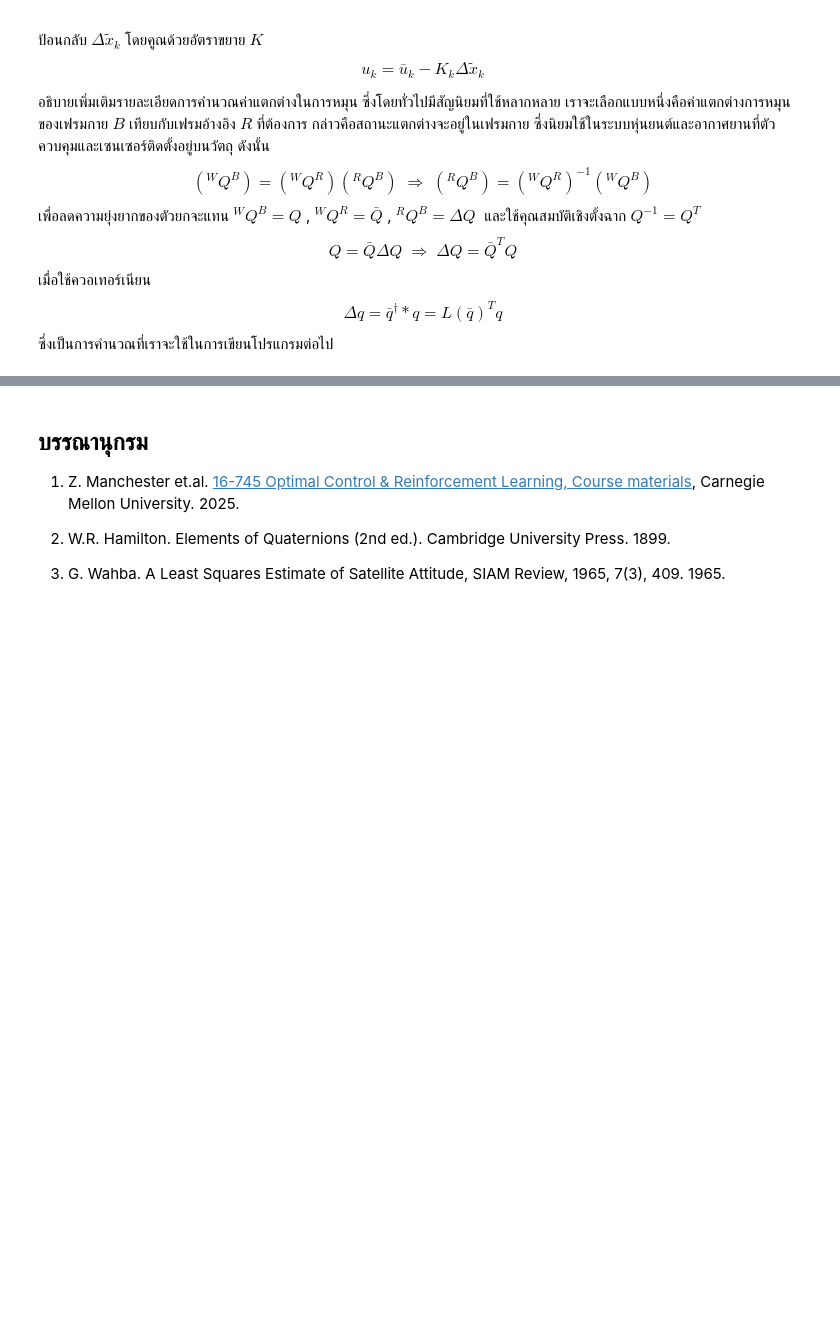
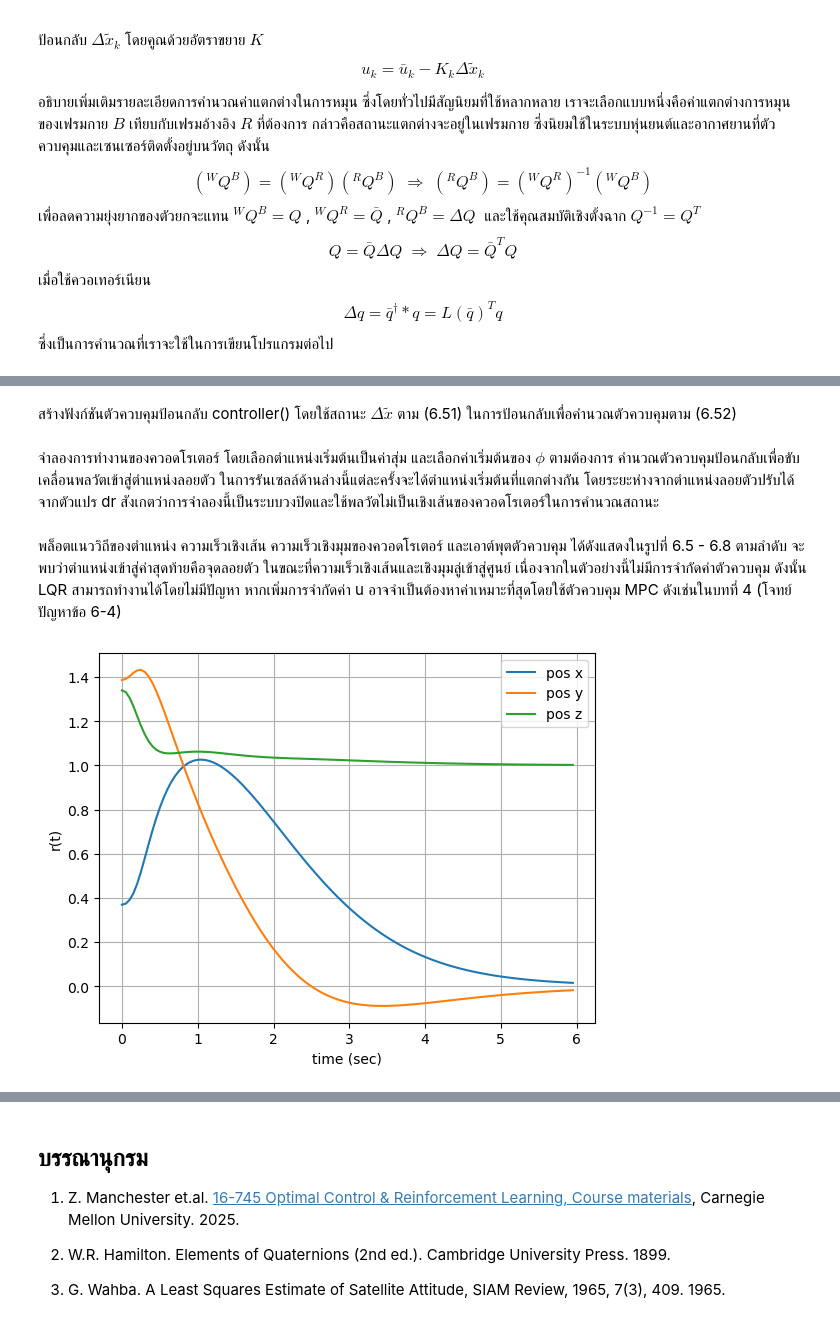
Before and after one commit to dewdotninja/ocrl, a Jupyter notebook: doc/notebooks/chapter6.ipynb, the cells around one changed output, grey strips where cells are left out. Cells and saved outputs as stored; diff of their text form; code cells hidden in the pictures; blank space fills up the shorter version.

```diff
--- a/doc/notebooks/chapter6.ipynb
+++ b/doc/notebooks/chapter6.ipynb
@@ -1098,0 +1295,4 @@ $$
+# %%
+# cost weights
+Q = np.eye(Nx_tilde)
+R = 0.1*np.eye(Nu)
@@ -1098,0 +1302,50 @@ $$
+# %%
+K,_,_ = ctl.dlqr(A_tilde,B_tilde,Q,R)
+# %% [markdown]
+สร้างฟังก์ชันตัวควบคุมป้อนกลับ controller() โดยใช้สถานะ $\Delta \tilde{x}$ ตาม (6.51)
+ในการป้อนกลับเพื่อคำนวณตัวควบคุมตาม (6.52)
+# %%
+def controller(x):
+    q0 = x0[3:7].reshape(4,1)
+    q = x[3:7].reshape(4,1)
+    phi = qtorp(L(q0).T@q)
+    rc = x[0:3].reshape(3,1)
+    vc = x[7:10].reshape(3,1)
+    wc = x[10:13].reshape(3,1)
+
+    delx_tilde = np.vstack((rc-r0,phi,vc-v0,wc-w0))
+    u = u_hover - K@delx_tilde
+    return u
+# %% [markdown]
+จำลองการทำงานของควอดโรเตอร์ โดยเลือกตำแหน่งเริ่มต้นเป็นค่าสุ่ม และเลือกค่าเริ่มต้นของ $\phi$ ตามต้องการ
+คำนวณตัวควบคุมป้อนกลับเพื่อขับเคลื่อนพลวัตเข้าสู่ตำแหน่งลอยตัว
+ในการรันเซลล์ด้านล่างนี้แต่ละครั้งจะได้ตำแหน่งเริ่มต้นที่แตกต่างกัน โดยระยะห่างจากตำแหน่งลอยตัวปรับได้จากตัวแปร dr
+สังเกตว่าการจำลองนี้เป็นระบบวงปิดและใช้พลวัตไม่เป็นเชิงเส้นของควอดโรเตอร์ในการคำนวณสถานะ
+# %%
+uhist = np.zeros((Nu,Nt))
+xhist = np.zeros((Nx,Nt))
+dr = 3
+xr0 = r0 + dr*np.random.rand(3,1)
+# xq0 = L(q0)@rptoq(np.array([1,0,0]).reshape(3,1))
+phi0 = np.array([0,1,1]).reshape(3,1)
+xq0 = L(q0)@rptoq(phi0)
+xhist[:,[0]] = np.vstack((xr0,xq0,v0,w0))
+for k in range(Nt-1):
+    uhist[:,[k]] = controller(xhist[:,k])
+    xhist[:,[k+1]] = quad_dynamics_rk4(xhist[:,k],uhist[:,k])
+# %% [markdown]
+พล็อตแนววิถีของตำแหน่ง ความเร็วเชิงเส้น ความเร็วเชิงมุมของควอดโรเตอร์ และเอาต์พุตตัวควบคุม
+ได้ดังแสดงในรูปที่ 6.5 - 6.8 ตามลำดับ
+จะพบว่าตำแหน่งเข้าสู่ค่าสุดท้ายคือจุดลอยตัว ในขณะที่ความเร็วเชิงเส้นและเชิงมุมลู่เข้าสู่ศูนย์
+เนื่องจากในตัวอย่างนี้ไม่มีการจำกัดค่าตัวควบคุม ดังนั้น LQR สามารถทำงานได้โดยไม่มีปัญหา
+หากเพิ่มการจำกัดค่า u อาจจำเป็นต้องหาค่าเหมาะที่สุดโดยใช้ตัวควบคุม MPC ดังเช่นในบทที่ 4 (โจทย์ปัญหาข้อ 6-4)
+# %%
+plt.figure()
+plt.plot(thist,xhist[0:3,:-1].T)
+plt.xlabel('time (sec)')
+plt.ylabel('r(t)')
+plt.legend(['pos x','pos y','pos z'])
+plt.grid(True)
+plt.show()
+# %% [output]
+[figure, added]
```
Also changed, not shown: parts of 60 cells of this notebook.
